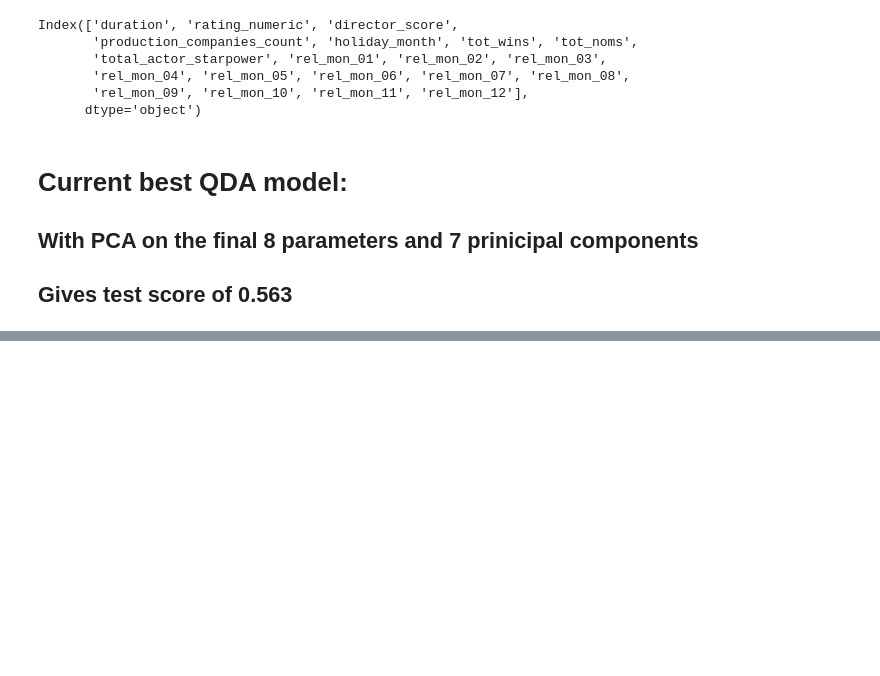
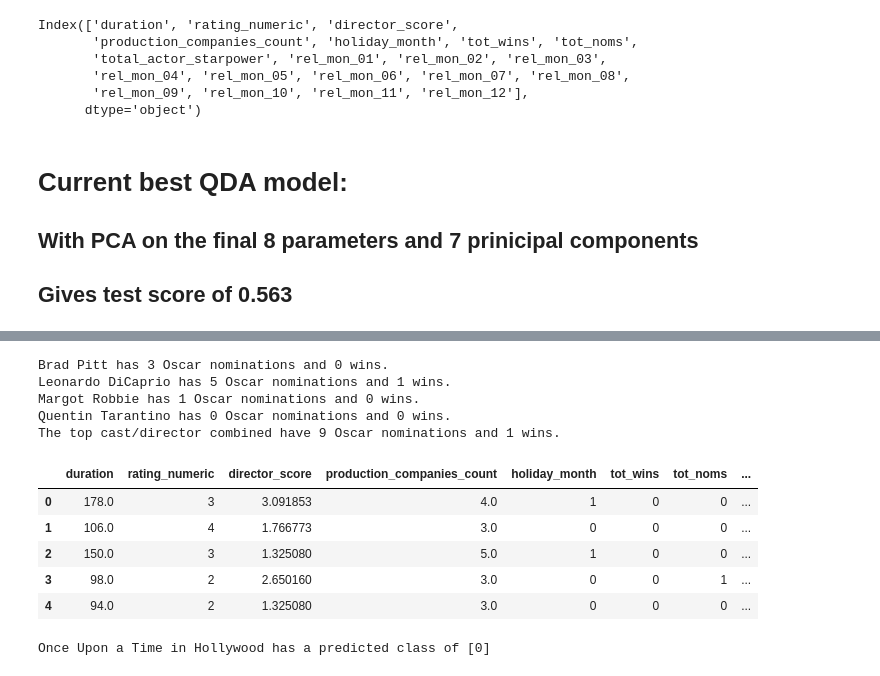
Before and after one commit to styrofomeBoots/project_3, a Jupyter notebook: Angie_PCA_QDA.ipynb, the cells around one changed output, grey strips where cells are left out. Drawn from its saved outputs; the diff is of its cells as text; code cells hidden in the pictures; blank space fills up the shorter version.

```diff
--- a/Angie_PCA_QDA.ipynb
+++ b/Angie_PCA_QDA.ipynb
@@ -638,0 +788,36 @@ Index(['duration', 'rating_numeric', 'director_score',
+# %%
+# change index to entity in oscars, so we can count by name
+oscars2 = oscars
+oscars2 = oscars.set_index("entity")
+release_year = 2019
+
+# pull oscar info for each actor and director
+pitt_df = oscars[oscars["entity"] == "Brad Pitt"]
+pitt_nods = len(pitt_df[(pitt_df['year'] < release_year)])
+pitt_wins = len(pitt_df[(pitt_df['year'] < release_year) & (pitt_df['winner'] == True)])
+print(f"Brad Pitt has {pitt_nods} Oscar nominations and {pitt_wins} wins. ")
+
+leo_df = oscars[oscars["entity"] == "Leonardo DiCaprio"]
+leo_nods = len(leo_df[(leo_df['year'] < release_year)])
+leo_wins = len(leo_df[(leo_df['year'] < release_year) & (leo_df['winner'] == True)])
+print(f"Leonardo DiCaprio has {leo_nods} Oscar nominations and {leo_wins} wins. ")
+
+marg_df = oscars[oscars["entity"] == "Margot Robbie"]
+marg_nods = len(marg_df[(marg_df['year'] < release_year)])
+marg_wins = len(marg_df[(marg_df['year'] < release_year) & (marg_df['winner'] == True)])
+print(f"Margot Robbie has {marg_nods} Oscar nominations and {marg_wins} wins. ")
+
+quent_df = oscars[oscars["entity"] == "Quentin Tarantino"]
+quent_nods = len(quent_df[(quent_df['year'] < release_year)])
+quent_wins = len(quent_df[(quent_df['year'] < release_year) & (quent_df['winner'] == True)])
+print(f"Quentin Tarantino has {quent_nods} Oscar nominations and {quent_wins} wins. ")
+
+all_noms = pitt_nods + leo_nods + marg_nods + quent_nods
+all_wins = pitt_wins + leo_wins + marg_wins + quent_wins
+print(f"The top cast/director combined have {all_noms} Oscar nominations and {all_wins} wins. ")
+# %% [output]
+Brad Pitt has 3 Oscar nominations and 0 wins.
+Leonardo DiCaprio has 5 Oscar nominations and 1 wins.
+Margot Robbie has 1 Oscar nominations and 0 wins.
+Quentin Tarantino has 0 Oscar nominations and 0 wins.
+The top cast/director combined have 9 Oscar nominations and 1 wins.
@@ -638,0 +834,17 @@ Index(['duration', 'rating_numeric', 'director_score',
+# %%
+X.head()
+# %% [output]
+|  | duration | rating_numeric | director_score | production_companies_count | holiday_month | tot_wins | tot_noms | ... |
+| 0 | 178.0 | 3 | 3.091853 | 4.0 | 1 | 0 | 0 | ... |
+| 1 | 106.0 | 4 | 1.766773 | 3.0 | 0 | 0 | 0 | ... |
+| 2 | 150.0 | 3 | 1.325080 | 5.0 | 1 | 0 | 0 | ... |
+| 3 | 98.0 | 2 | 2.650160 | 3.0 | 0 | 0 | 1 | ... |
+| 4 | 94.0 | 2 | 1.325080 | 3.0 | 0 | 0 | 0 | ... |
+# %%
+new_movie1 = [[159, 4, 3.533546, 4.0, 1, 1, 9, 14.447285]]
+predicted_class_movie1 = model.predict(new_movie1)
+print(f"Once Upon a Time in Hollywood has a predicted class of {predicted_class_movie1}")
+
+# predicts 0 which is a failure
+# %% [output]
+Once Upon a Time in Hollywood has a predicted class of [0]
```
Also changed, not shown: parts of 14 cells of this notebook, 1 other file.
